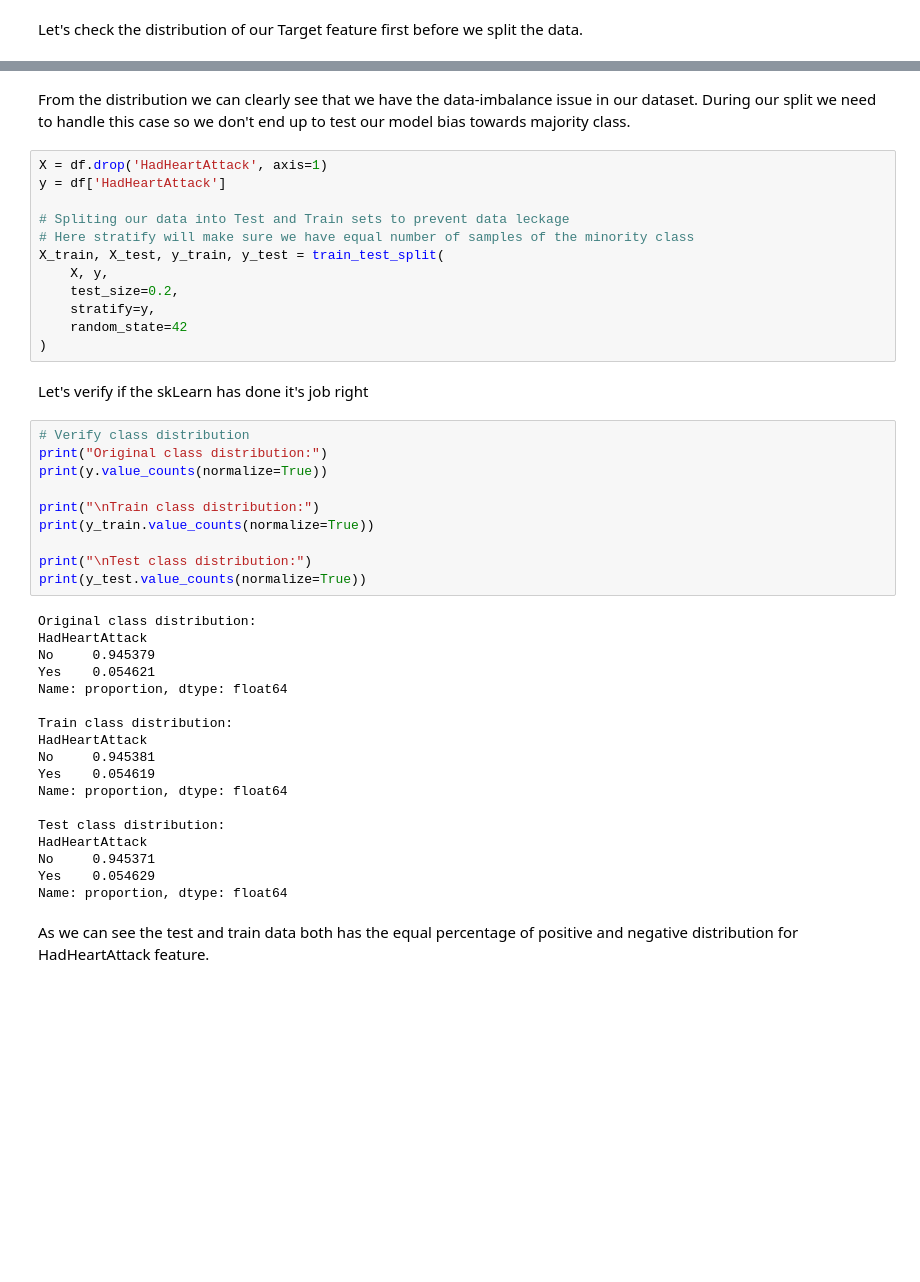
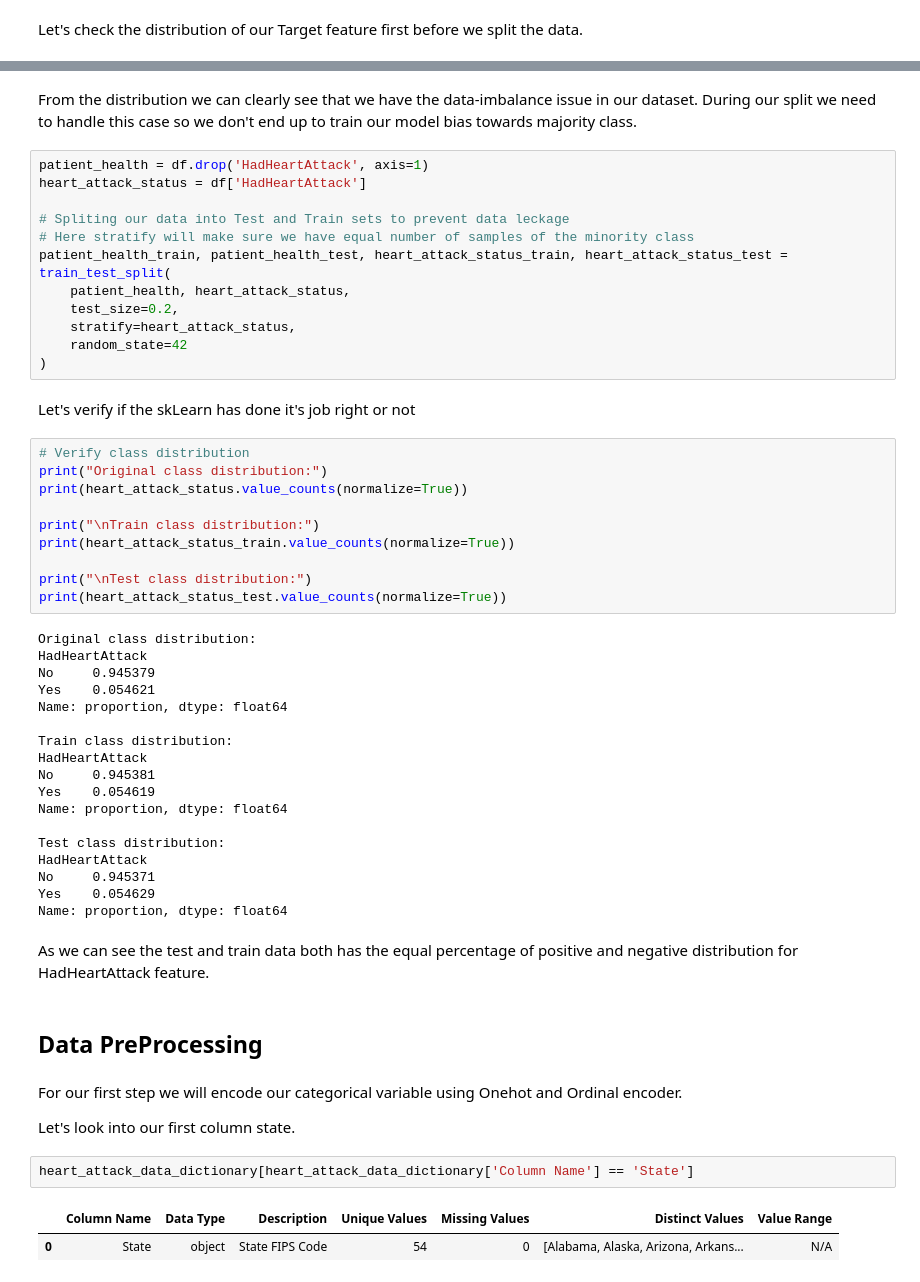
Before and after one commit to nikbhavsar/Heart-Attack-Prediction, a Jupyter notebook: Notebooks/3_DataProcessing_HypothesisTesting.ipynb, the cells around one changed output, grey strips where cells are left out. Cells and saved outputs as stored; diff of their text form; blank space fills up the shorter version.

```diff
--- a/Notebooks/3_DataProcessing_HypothesisTesting.ipynb
+++ b/Notebooks/3_DataProcessing_HypothesisTesting.ipynb
@@ -132,29 +144,29 @@ Text(0, 0.5, 'Count')
 # %% [markdown]
-From the distribution we can clearly see that we have the data-imbalance issue in our dataset. During our split we need to handle this case so we don't end up to test our model bias towards majority class.
+From the distribution we can clearly see that we have the data-imbalance issue in our dataset. During our split we need to handle this case so we don't end up to train our model bias towards majority class.
 # %%
-X = df.drop('HadHeartAttack', axis=1)
-y = df['HadHeartAttack']
+patient_health = df.drop('HadHeartAttack', axis=1)
+heart_attack_status = df['HadHeartAttack']
 
 # Spliting our data into Test and Train sets to prevent data leckage
 # Here stratify will make sure we have equal number of samples of the minority class
-X_train, X_test, y_train, y_test = train_test_split(
-    X, y,
+patient_health_train, patient_health_test, heart_attack_status_train, heart_attack_status_test = train_test_split(
+    patient_health, heart_attack_status,
     test_size=0.2,
-    stratify=y,
+    stratify=heart_attack_status,
     random_state=42
 )
 # %% [markdown]
-Let's verify if the skLearn has done it's job right
+Let's verify if the skLearn has done it's job right or not
 # %%
 # Verify class distribution
 print("Original class distribution:")
-print(y.value_counts(normalize=True))
+print(heart_attack_status.value_counts(normalize=True))
 
 print("\nTrain class distribution:")
-print(y_train.value_counts(normalize=True))
+print(heart_attack_status_train.value_counts(normalize=True))
 
 print("\nTest class distribution:")
-print(y_test.value_counts(normalize=True))
+print(heart_attack_status_test.value_counts(normalize=True))
 # %% [output]
 Original class distribution:
 HadHeartAttack
@@ -175,3 +187,14 @@ Yes    0.054629
 Name: proportion, dtype: float64
 # %% [markdown]
 As we can see the test and train data both has the equal percentage of positive and negative distribution for HadHeartAttack feature.
+# %% [markdown]
+## Data PreProcessing
+# %% [markdown]
+For our first step we will encode our categorical variable using Onehot and Ordinal encoder.
+
+Let's look into our first column state.
+# %%
+heart_attack_data_dictionary[heart_attack_data_dictionary['Column Name'] == 'State']
+# %% [output]
+|  | Column Name | Data Type | Description | Unique Values | Missing Values | Distinct Values | Value Range |
+| 0 | State | object | State FIPS Code | 54 | 0 | [Alabama, Alaska, Arizona, Arkans... | N/A |
```
Also changed, not shown: parts of 18 cells of this notebook, 4 other files.
